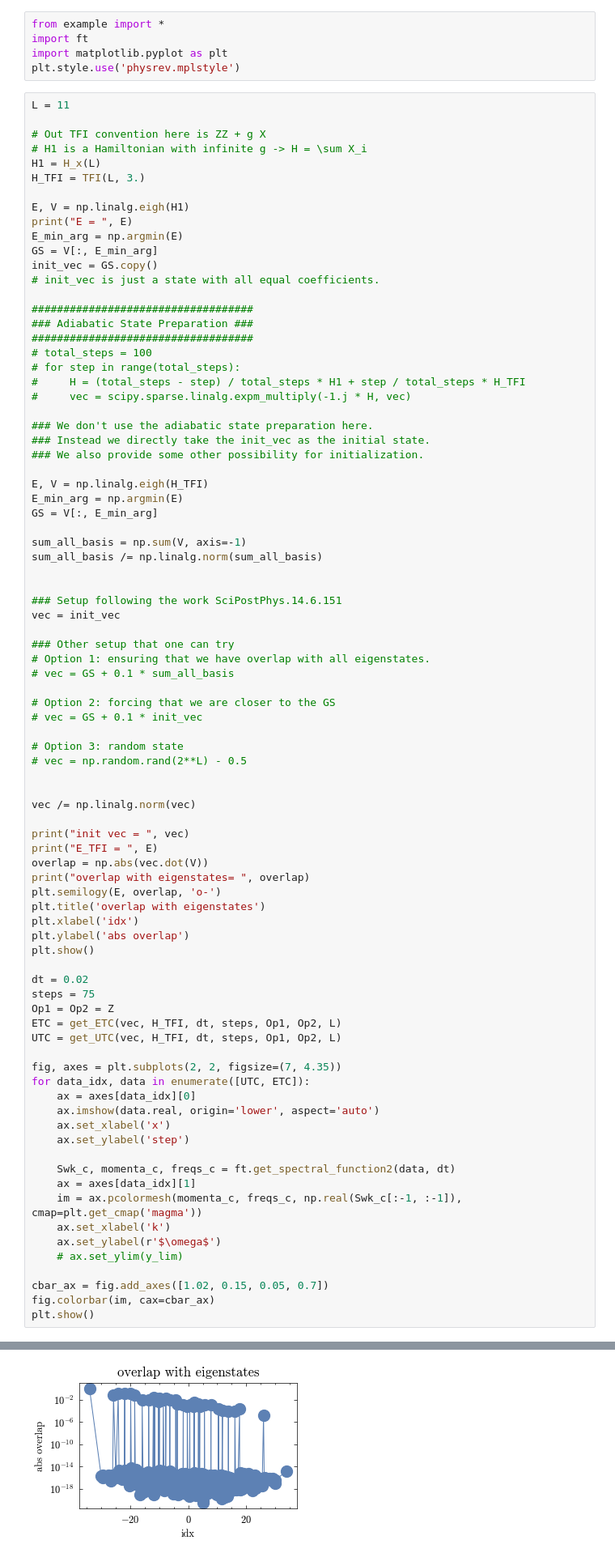
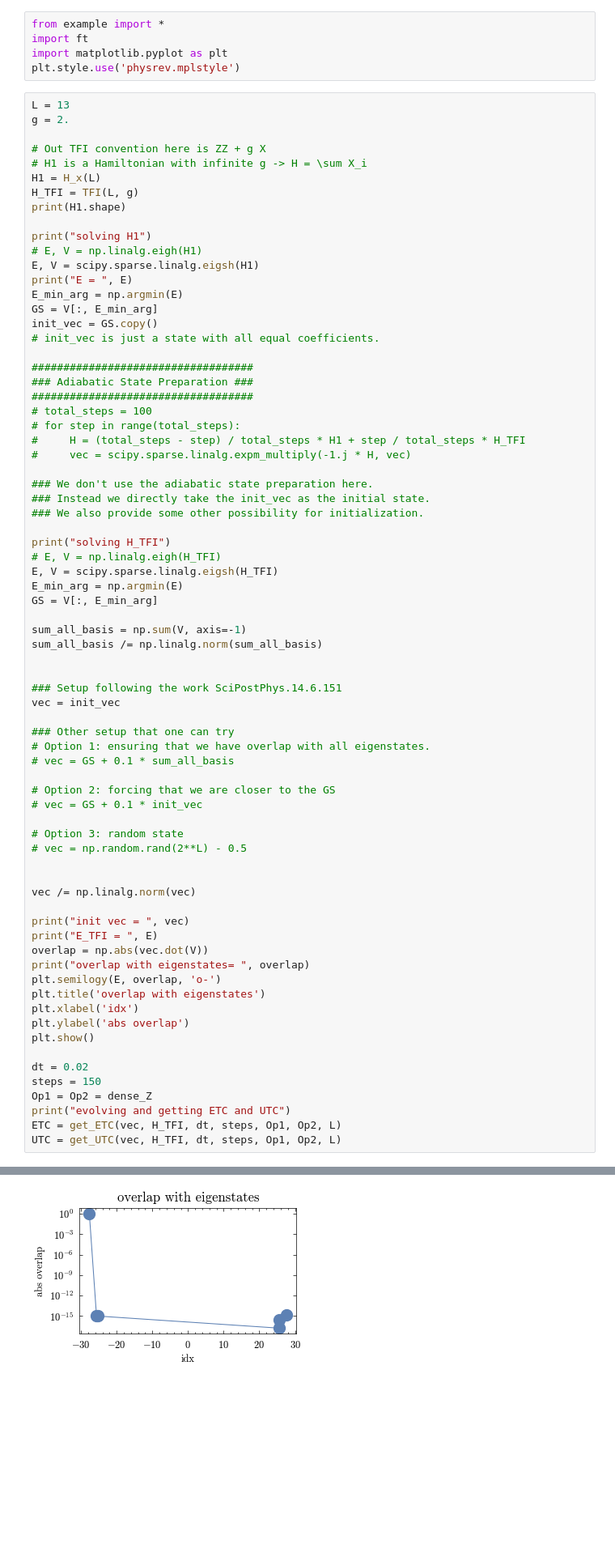
Before and after one commit to ShHsLin-quantinuum/QSF, a Jupyter notebook: quench_spectral_function.ipynb, the cells around one changed output, grey strips where cells are left out. Shown at 81% size. Cells and saved outputs as stored; diff of their text form; blank space fills up the shorter version.

```diff
--- a/quench_spectral_function.ipynb
+++ b/quench_spectral_function.ipynb
@@ -87,14 +87,18 @@ import ft
 import matplotlib.pyplot as plt
 plt.style.use('physrev.mplstyle')
 # %%
-L = 11
+L = 13
+g = 2.
 
 # Out TFI convention here is ZZ + g X
 # H1 is a Hamiltonian with infinite g -> H = \sum X_i
 H1 = H_x(L)
-H_TFI = TFI(L, 3.)
+H_TFI = TFI(L, g)
+print(H1.shape)
 
-E, V = np.linalg.eigh(H1)
+print("solving H1")
+# E, V = np.linalg.eigh(H1)
+E, V = scipy.sparse.linalg.eigsh(H1)
 print("E = ", E)
 E_min_arg = np.argmin(E)
 GS = V[:, E_min_arg]
@@ -113,7 +117,9 @@ init_vec = GS.copy()
 ### Instead we directly take the init_vec as the initial state.
 ### We also provide some other possibility for initialization.
 
-E, V = np.linalg.eigh(H_TFI)
+print("solving H_TFI")
+# E, V = np.linalg.eigh(H_TFI)
+E, V = scipy.sparse.linalg.eigsh(H_TFI)
 E_min_arg = np.argmin(E)
 GS = V[:, E_min_arg]
 
@@ -148,26 +154,9 @@ plt.ylabel('abs overlap')
 plt.show()
 
 dt = 0.02
-steps = 75
-Op1 = Op2 = Z
+steps = 150
+Op1 = Op2 = dense_Z
+print("evolving and getting ETC and UTC")
 ETC = get_ETC(vec, H_TFI, dt, steps, Op1, Op2, L)
 UTC = get_UTC(vec, H_TFI, dt, steps, Op1, Op2, L)
-
-fig, axes = plt.subplots(2, 2, figsize=(7, 4.35))
-for data_idx, data in enumerate([UTC, ETC]):
-    ax = axes[data_idx][0]
-    ax.imshow(data.real, origin='lower', aspect='auto')
-    ax.set_xlabel('x')
-    ax.set_ylabel('step')
-
-    Swk_c, momenta_c, freqs_c = ft.get_spectral_function2(data, dt)
-    ax = axes[data_idx][1]
-    im = ax.pcolormesh(momenta_c, freqs_c, np.real(Swk_c[:-1, :-1]), cmap=plt.get_cmap('magma'))
-    ax.set_xlabel('k')
-    ax.set_ylabel(r'$\omega$')
-    # ax.set_ylim(y_lim)
-
-cbar_ax = fig.add_axes([1.02, 0.15, 0.05, 0.7])
-fig.colorbar(im, cax=cbar_ax)
-plt.show()
 # %% [output]
@@ -181 +172 @@ overlap with eigenstates=  [9.61313639e-01 2.10886652e-16 1.11928757e-16 ... 8.8
-[figure, old version]
+[figure, new version]
```
Also changed, not shown: parts of 3 cells of this notebook, 1 other file.
